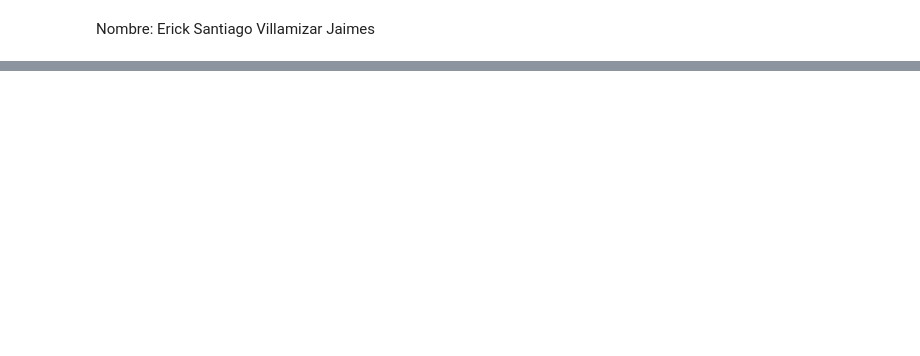
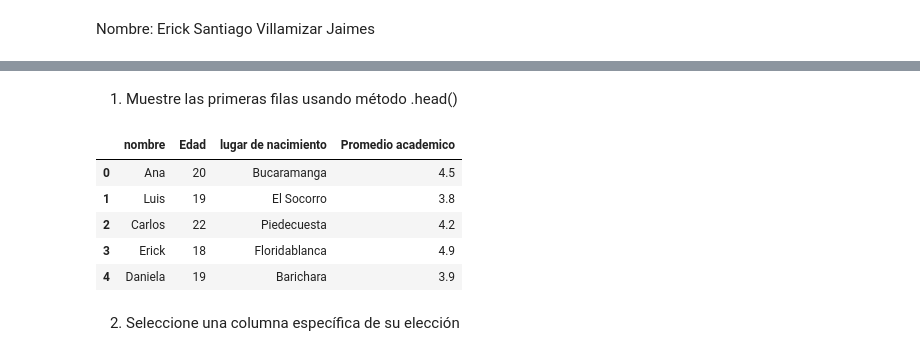
Before and after one commit to santiagovillamizarjaimes-collab/segundocorte, a Jupyter notebook: previo2.ipynb, the cells around one changed output, grey strips where cells are left out. Drawn from its saved outputs; the diff is of its cells as text; code cells hidden in the pictures; blank space fills up the shorter version.

```diff
--- a/previo2.ipynb
+++ b/previo2.ipynb
@@ -184,0 +109,13 @@ df[df["Edad"]> 25]
+# %% [markdown]
+1. Muestre las primeras filas usando método .head()
+# %%
+df.head()
+# %% [output]
+|  | nombre | Edad | lugar de nacimiento | Promedio academico |
+| 0 | Ana | 20 | Bucaramanga | 4.5 |
+| 1 | Luis | 19 | El Socorro | 3.8 |
+| 2 | Carlos | 22 | Piedecuesta | 4.2 |
+| 3 | Erick | 18 | Floridablanca | 4.9 |
+| 4 | Daniela | 19 | Barichara | 3.9 |
+# %% [markdown]
+2. Seleccione una columna específica de su elección
```
Also changed, not shown: parts of 119 cells of this notebook.
